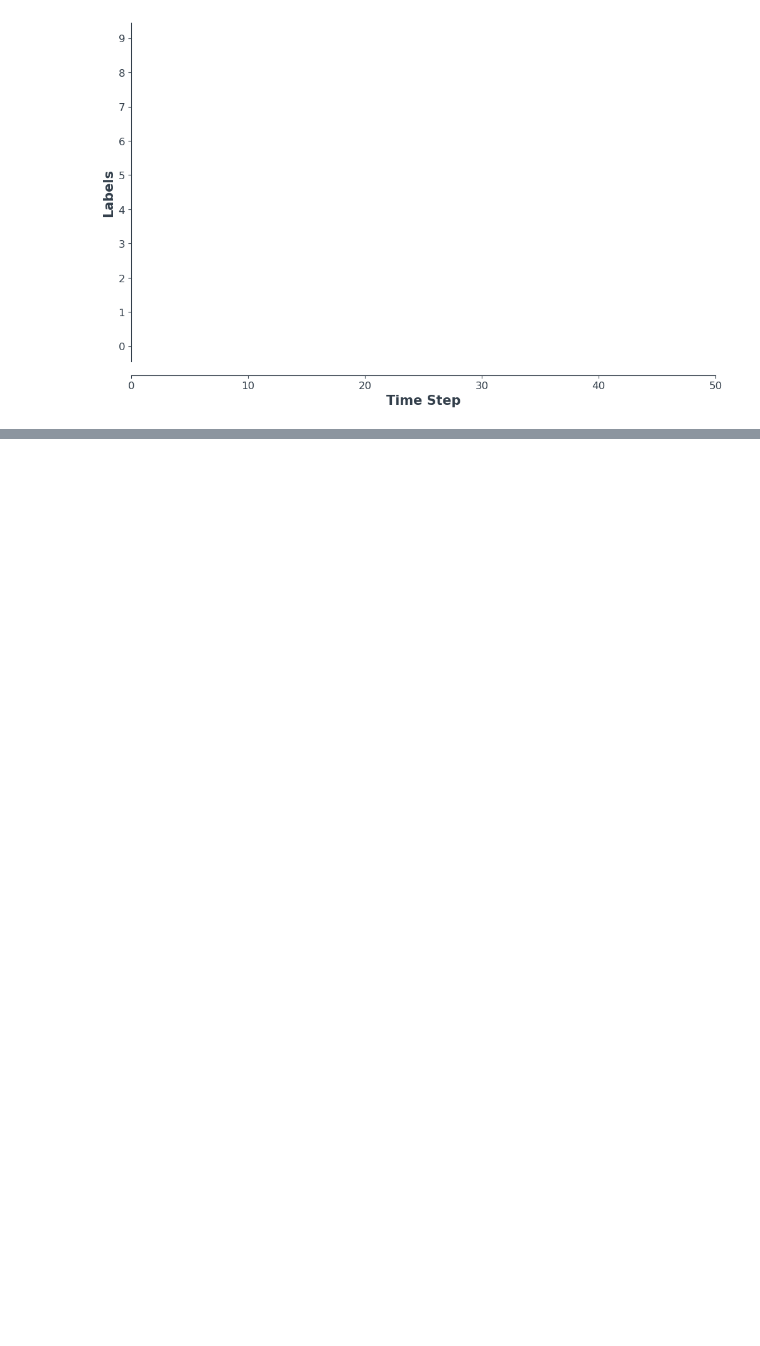
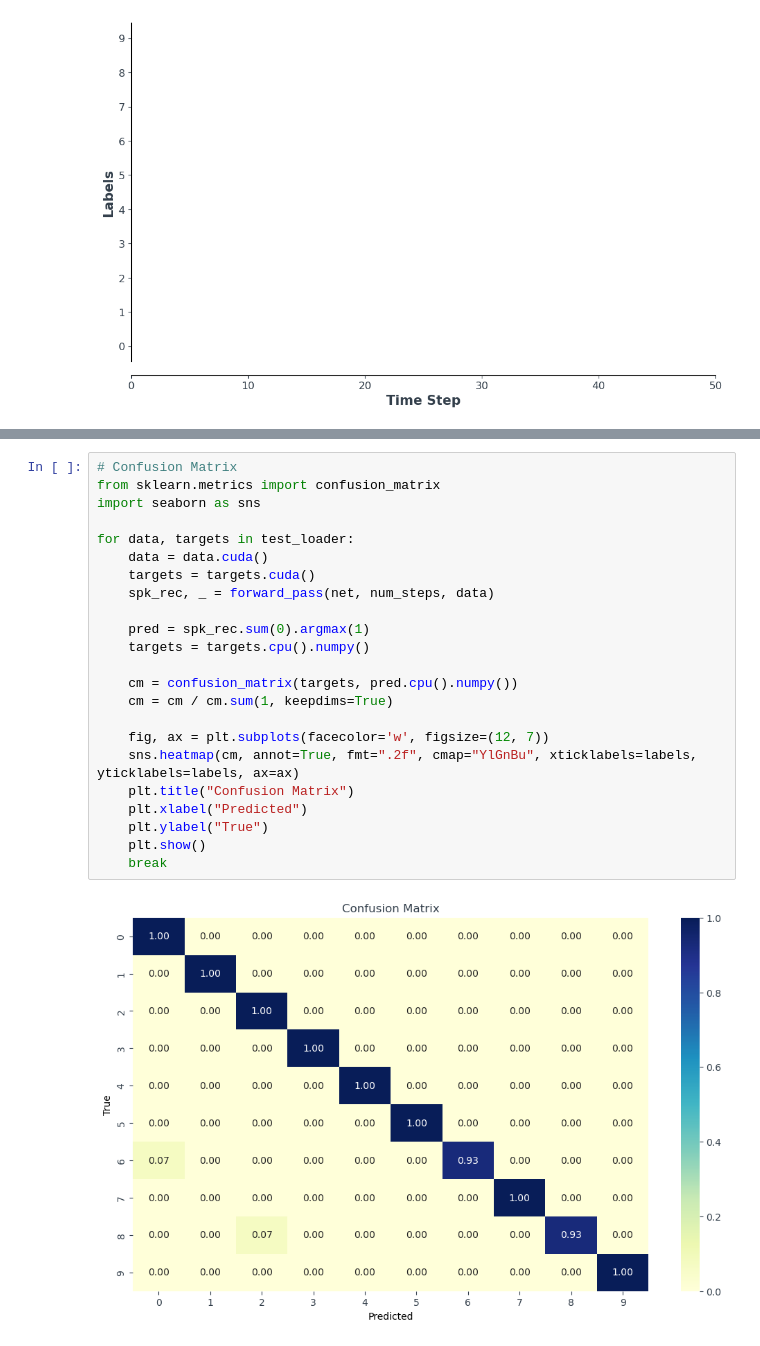
Before and after one commit to LGPolytech/Project_S9, a Jupyter notebook: Code/Training scripts/snn-mnist.ipynb, the cells around one changed output, grey strips where cells are left out. Cells and saved outputs as stored; diff of their text form; blank space fills up the shorter version.

```diff
--- a/Code/Training scripts/snn-mnist.ipynb
+++ b/Code/Training scripts/snn-mnist.ipynb
@@ -330,0 +273,25 @@ The target label is: 0
+# %%
+# Confusion Matrix
+from sklearn.metrics import confusion_matrix
+import seaborn as sns
+
+for data, targets in test_loader:
+    data = data.cuda()
+    targets = targets.cuda()
+    spk_rec, _ = forward_pass(net, num_steps, data)
+
+    pred = spk_rec.sum(0).argmax(1)
+    targets = targets.cpu().numpy()
+
+    cm = confusion_matrix(targets, pred.cpu().numpy())
+    cm = cm / cm.sum(1, keepdims=True)
+
+    fig, ax = plt.subplots(facecolor='w', figsize=(12, 7))
+    sns.heatmap(cm, annot=True, fmt=".2f", cmap="YlGnBu", xticklabels=labels, yticklabels=labels, ax=ax)
+    plt.title("Confusion Matrix")
+    plt.xlabel("Predicted")
+    plt.ylabel("True")
+    plt.show()
+    break
+# %% [output]
+[figure, added]
```
Also changed, not shown: parts of 12 cells of this notebook, 17 other files.
